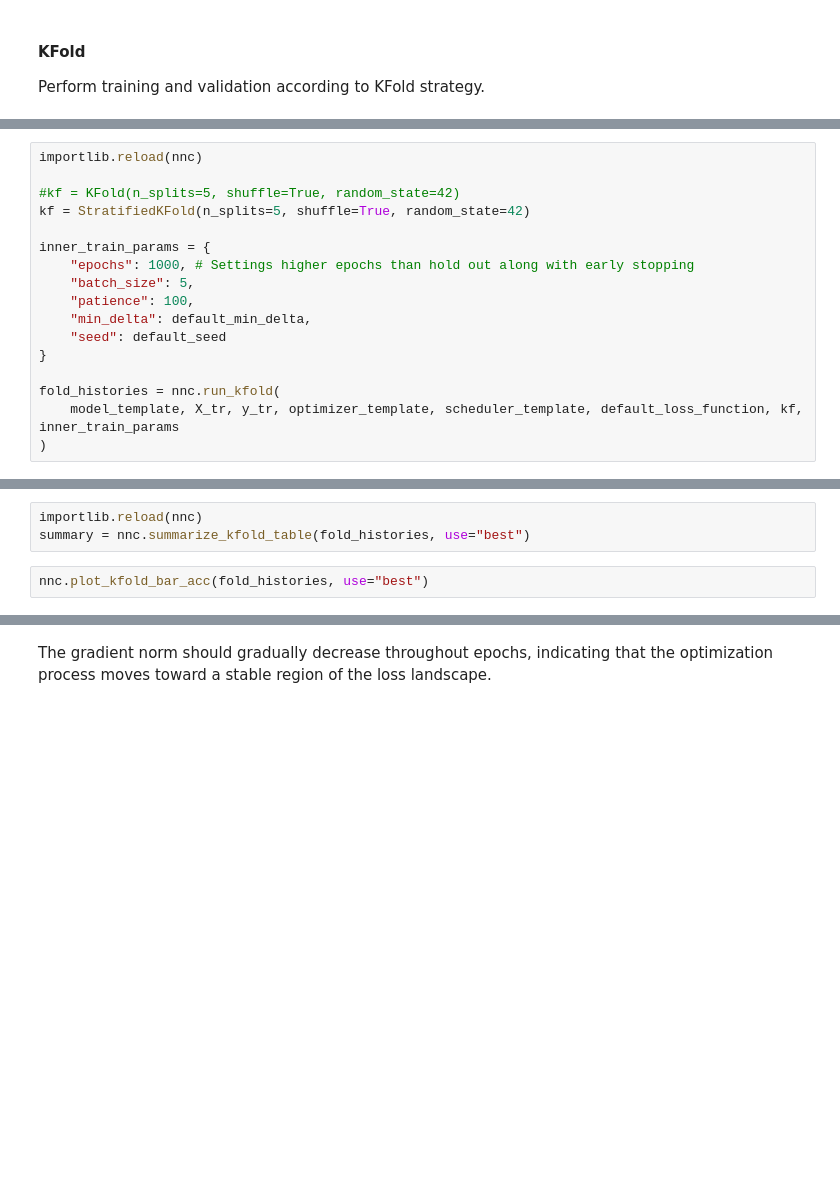
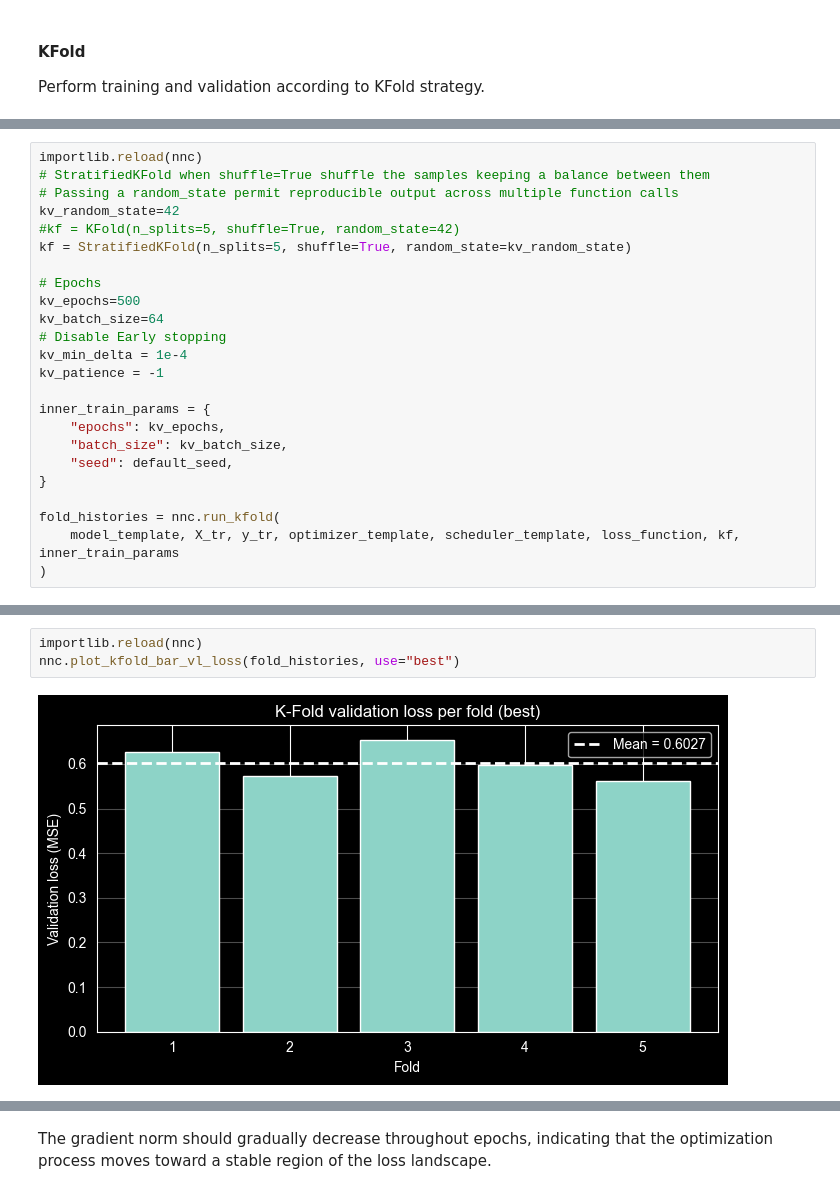
Before and after one commit to Borbico/Machine_Learning_Melaccio, a Jupyter notebook: collaudo/wine_NN.ipynb, the cells around one changed output, grey strips where cells are left out. Drawn from its saved outputs; the diff is of its cells as text; blank space fills up the shorter version.

```diff
--- a/collaudo/wine_NN.ipynb
+++ b/collaudo/wine_NN.ipynb
@@ -233,17 +275,24 @@ ConfusionMatrixDisplay.from_predictions(y_ts, y_pred, xticks_rotation='vertical'
 # %%
 importlib.reload(nnc)
+# StratifiedKFold when shuffle=True shuffle the samples keeping a balance between them
+# Passing a random_state permit reproducible output across multiple function calls
+kv_random_state=42
+#kf = KFold(n_splits=5, shuffle=True, random_state=42)
+kf = StratifiedKFold(n_splits=5, shuffle=True, random_state=kv_random_state)
 
-#kf = KFold(n_splits=5, shuffle=True, random_state=42)
-kf = StratifiedKFold(n_splits=5, shuffle=True, random_state=42)
+# Epochs
+kv_epochs=500
+kv_batch_size=64
+# Disable Early stopping
+kv_min_delta = 1e-4
+kv_patience = -1
 
 inner_train_params = {
-    "epochs": 1000, # Settings higher epochs than hold out along with early stopping
-    "batch_size": 5,
-    "patience": 100,
-    "min_delta": default_min_delta,
-    "seed": default_seed
+    "epochs": kv_epochs,
+    "batch_size": kv_batch_size,
+    "seed": default_seed,
 }
 
 fold_histories = nnc.run_kfold(
-    model_template, X_tr, y_tr, optimizer_template, scheduler_template, default_loss_function, kf, inner_train_params
+    model_template, X_tr, y_tr, optimizer_template, scheduler_template, loss_function, kf, inner_train_params
 )
@@ -250,5 +317,5 @@ fold_histories = nnc.run_kfold(
-# %%
-importlib.reload(nnc)
-summary = nnc.summarize_kfold_table(fold_histories, use="best")
-# %%
-nnc.plot_kfold_bar_acc(fold_histories, use="best")
+# %%
+importlib.reload(nnc)
+nnc.plot_kfold_bar_vl_loss(fold_histories, use="best")
+# %% [output]
+[figure, added]
```
Also changed, not shown: parts of 30 cells of this notebook, 8 other files.
